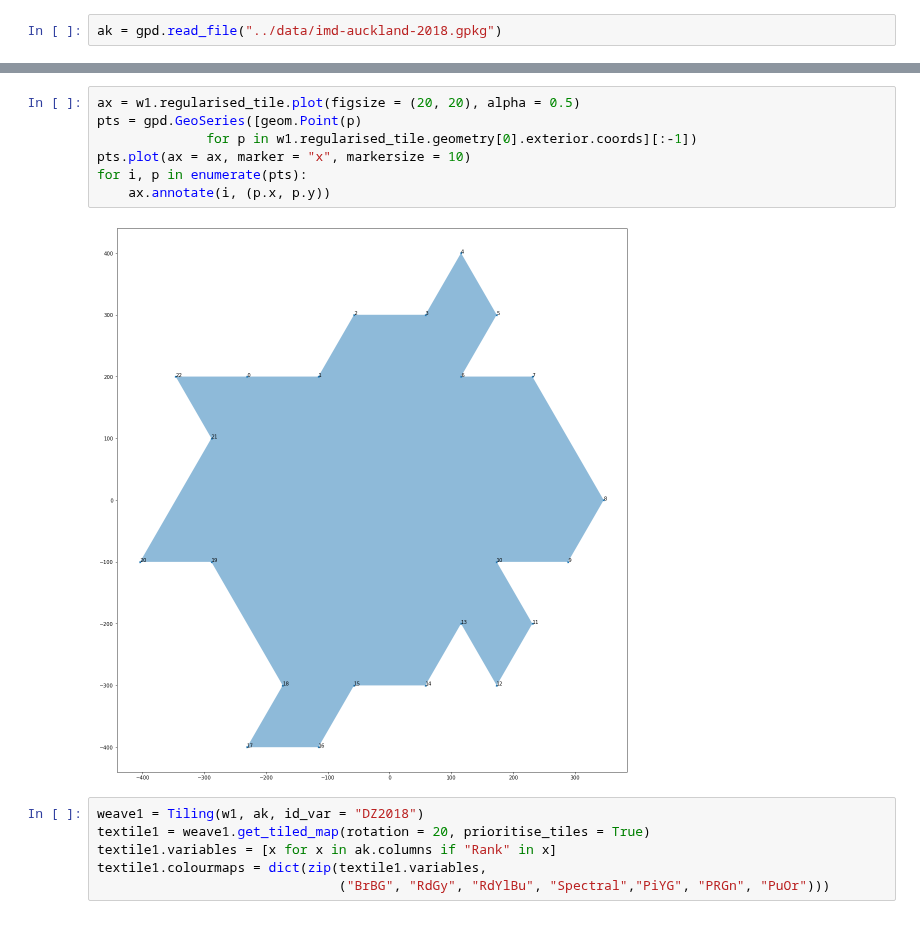
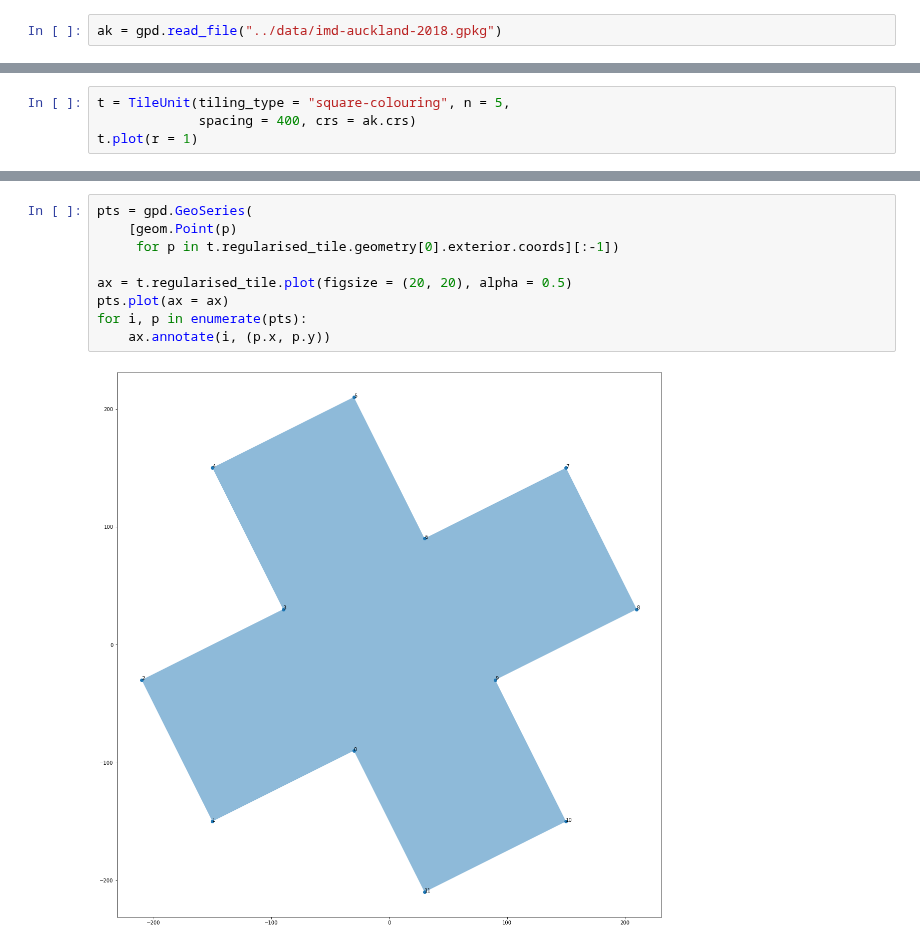
Before and after one commit to DOSull/weaving-space, a Jupyter notebook: weavingspace/scratch.ipynb, the cells around one changed output, grey strips where cells are left out. Drawn from its saved outputs; the diff is of its cells as text.

Commit message:
added square-coloring option

```diff
--- a/weavingspace/scratch.ipynb
+++ b/weavingspace/scratch.ipynb
@@ -28,0 +20,4 @@ w1.plot(r = 0, cmap = "Set2", figsize = (14, 10), show_ids = False)
+# %%
+t = TileUnit(tiling_type = "square-colouring", n = 5,
+             spacing = 400, crs = ak.crs)
+t.plot(r = 1)
@@ -29,15 +41,11 @@ w1.plot(r = 0, cmap = "Set2", figsize = (14, 10), show_ids = False)
 # %%
-ax = w1.regularised_tile.plot(figsize = (20, 20), alpha = 0.5)
-pts = gpd.GeoSeries([geom.Point(p)
-              for p in w1.regularised_tile.geometry[0].exterior.coords][:-1])
-pts.plot(ax = ax, marker = "x", markersize = 10)
+pts = gpd.GeoSeries(
+    [geom.Point(p)
+     for p in t.regularised_tile.geometry[0].exterior.coords][:-1])
+
+ax = t.regularised_tile.plot(figsize = (20, 20), alpha = 0.5)
+pts.plot(ax = ax)
 for i, p in enumerate(pts):
     ax.annotate(i, (p.x, p.y))
 # %% [output]
-[figure, old version]
+[figure, new version]
-# %%
-weave1 = Tiling(w1, ak, id_var = "DZ2018")
-textile1 = weave1.get_tiled_map(rotation = 20, prioritise_tiles = True)
-textile1.variables = [x for x in ak.columns if "Rank" in x]
-textile1.colourmaps = dict(zip(textile1.variables,
-                               ("BrBG", "RdGy", "RdYlBu", "Spectral","PiYG", "PRGn", "PuOr")))
```
Also changed, not shown: parts of 7 cells of this notebook, 2 other files.
